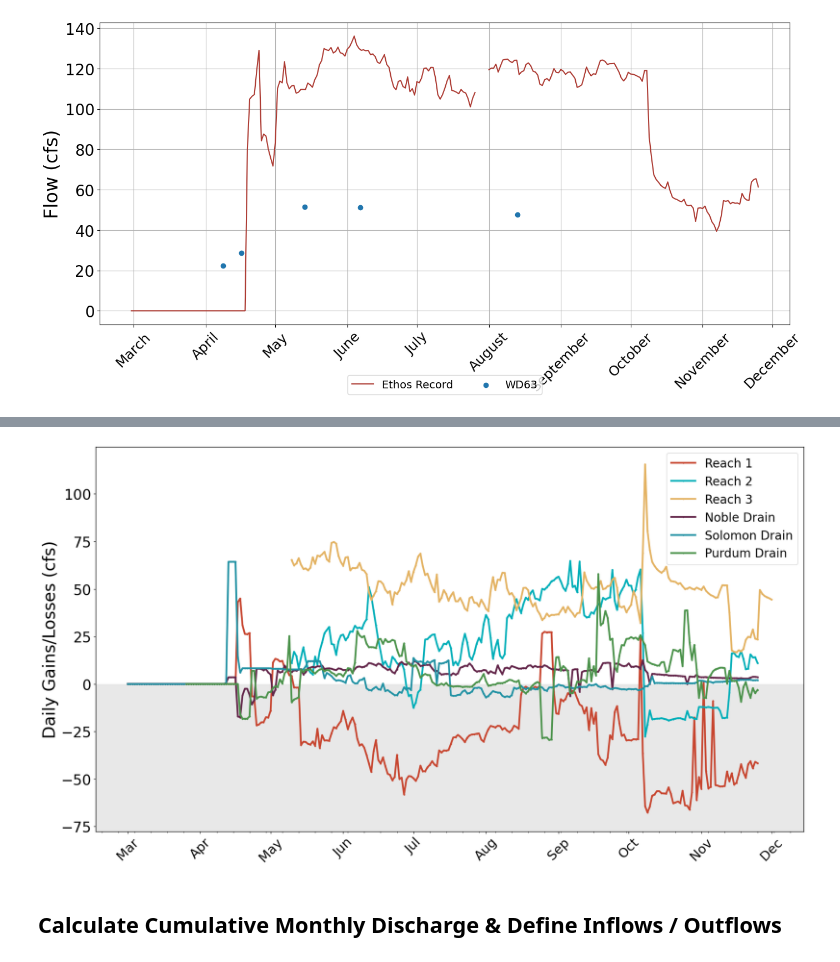
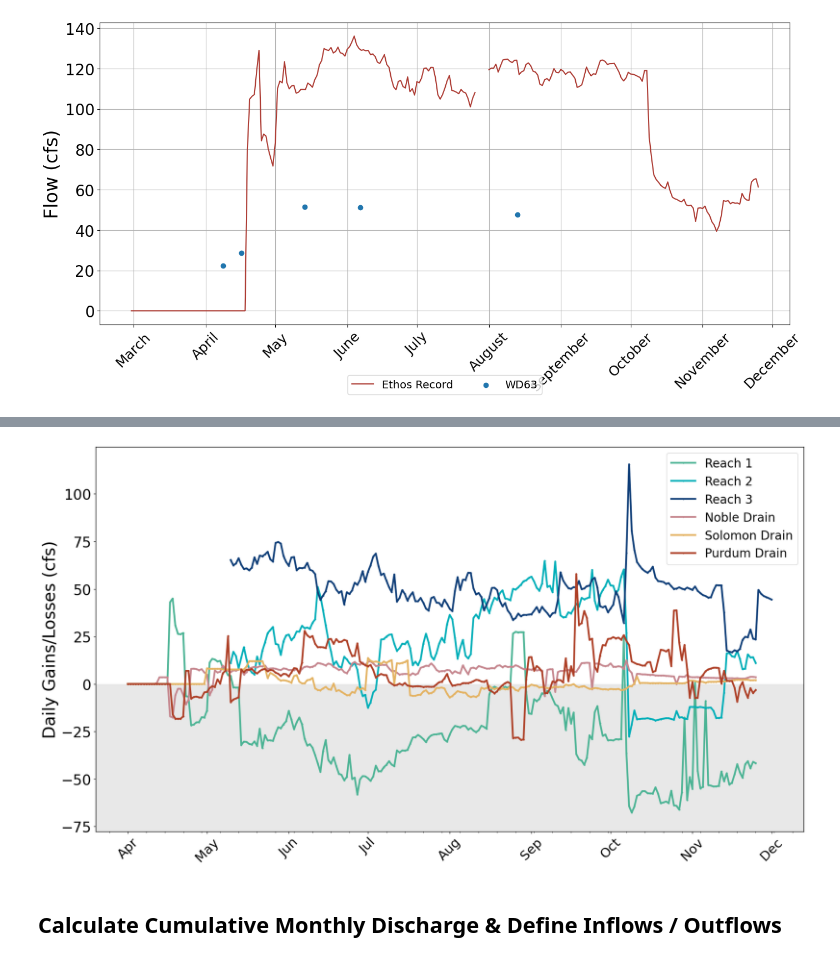
Before and after one commit to carlibeisel/mason_water_budget, a Jupyter notebook: reach_drainflow.ipynb, the cells around one changed output, grey strips where cells are left out. Saved outputs shown, nothing was run; the diff lists cells and outputs as text; code cells hidden in the pictures.

```diff
--- a/reach_drainflow.ipynb
+++ b/reach_drainflow.ipynb
@@ -175,7 +175,7 @@ Drive already mounted at /content/drive; to attempt to forcibly remount, call dr
 # ------------------------ #
 
 # Define the timeframe for figures
-start_date = '2024-03-01'
+start_date = '2024-04-01'
 end_date = '2024-12-31'
 
 df = pd.read_csv('/content/drive/MyDrive/Data/Mason Water Budget/data_output/drainflow_out/final_continuous_flow.csv')
@@ -287,7 +273,6 @@ custom_palette = {
     'Mason at Phyllis': '#C84630',
     'USGS': 'darkgrey',
     'Mason at Marble': '#E4B363',
-    'Mason at Madison': '#63264A',
     'Mason at Northside': '#2292A4',
     'Mason Feeder': '#4C934C'
 }
@@ -316,7 +301,7 @@ ax.xaxis.set_major_formatter(ticker.FuncFormatter(custom_month_formatter))
 ax.tick_params(axis='x', labelsize=22, rotation=45)
 ax.tick_params(axis='y', labelsize=24)
 handles, labels = ax.get_legend_handles_labels()
-legend_order = ['USGS', 'Mason at Marble', 'Mason at Northside', 'Mason Feeder','Mason at Madison', 'Mason at Phyllis'][::-1]
+legend_order = ['USGS', 'Mason at Marble', 'Mason at Northside', 'Mason Feeder', 'Mason at Phyllis'][::-1]
 ordered_handles = [handles[labels.index(g)] for g in legend_order if g in labels]
 legend = ax.legend(ordered_handles, legend_order, title='', fontsize=20, loc='upper right', frameon=True)
 plt.setp(legend.get_title(), fontsize=22, fontweight='bold')
@@ -367,18 +352,14 @@ for gauge in selected_gauges:
             linestyle=line_styles[gauge], linewidth=2.5, label=custom_legend_labels[gauge])
 
 theme_cust(ax)
-
 ax.set_title('', fontsize=28, fontweight='bold')
 ax.set_xlabel('')
 ax.set_ylabel('Discharge (cfs)', fontsize=24)
 ax.xaxis.set_major_locator(mdates.MonthLocator())
-ax.xaxis.set_major_formatter(mdates.DateFormatter('%B'))
-ax.tick_params(axis='x', labelsize=18, rotation=45)
-ax.tick_params(axis='y', labelsize=20)
-
+ax.xaxis.set_major_formatter(ticker.FuncFormatter(custom_month_formatter))
+ax.tick_params(axis='x', labelsize=22, rotation=45)
 legend = ax.legend(title='', fontsize=14, loc='upper left', frameon=True)
 plt.setp(legend.get_title(), fontsize=18, fontweight='bold')
-
 plt.tight_layout(rect=[0, 0, 0.9, 1])
 plt.show()
 # %% [output]
@@ -391,7 +450,7 @@ plt.show()
 
 df = pd.read_csv('/content/drive/MyDrive/Data/Mason Water Budget/data_output/drainflow_out/final_continuous_flow.csv')
 df['Date'] = pd.to_datetime(df['Date'])
-df = df[(df['Date'] >= '2024-03-01') & (df['Date'] <= '2024-12-31')]
+df = df[(df['Date'] >= '2024-04-01') & (df['Date'] <= '2024-12-31')]
 final_df = pd.DataFrame()
 
 # Define reaches and their respective inflows (Qin) and outflows (Qout)
@@ -467,42 +526,42 @@ def theme_cust(ax):
     return ax
 
 custom_palette = {
-    "Reach 1": "#C84630",
+    "Reach 1": "#4CB495",
     "Reach 2": "#00AFB9",
-    "Reach 3": "#E4B363",
-    "Noble Drain": "#63264A",
-    "Solomon Drain": "#2292A4",
-    "Purdum Drain": "#4C934C"
+    "Reach 3": "#0F3E78",
+    "Noble Drain": "#C6878F",
+    "Solomon Drain": "#E4B363",
+    "Purdum Drain": "#AE4027"
 }
 
 fig, ax = plt.subplots(figsize=(18, 10))
 
 for reach in final_df["Reach"].unique():
     reach_data = final_df[final_df["Reach"] == reach]
     if reach in ["Reach 2", "Reach 3"]:
         reach_data = reach_data[reach_data["Date"] >= "2024-05-10"]
     ax.plot(reach_data["Date"], reach_data["Reach Gains/Losses"], marker='o', markersize=2,
             linewidth=3, color=custom_palette.get(reach, "#000000"), label=reach)
 
 ax.set_ylim(bottom=final_df["Reach Gains/Losses"].min() - 10)
 ax.axhspan(ymin=ax.get_ylim()[0], ymax=0, facecolor='lightgrey', alpha=0.5)
 
 ax.set_title("", fontsize=32, fontweight="bold")
 ax.set_xlabel("")
 ax.set_ylabel("Daily Gains/Losses (cfs)", fontsize=28)
 theme_cust(ax)
 ax.xaxis.set_major_locator(mdates.MonthLocator())
 ax.xaxis.set_minor_locator(mdates.DayLocator(interval=7))
 ax.xaxis.set_major_formatter(mdates.DateFormatter("%b"))
 
 ax.tick_params(axis="x", labelsize=22, rotation=45)
 ax.tick_params(axis="y", labelsize=24)
 ax.legend(title="", fontsize=20, loc="upper right", frameon=True)
 
 plt.tight_layout()
 plt.show()
 # %% [output]
-[figure, old version]
+[figure, new version]
 # %% [markdown]
 ## Calculate Cumulative Monthly Discharge & Define Inflows / Outflows
 # %%
```
Also changed, not shown: parts of 6 cells of this notebook.
